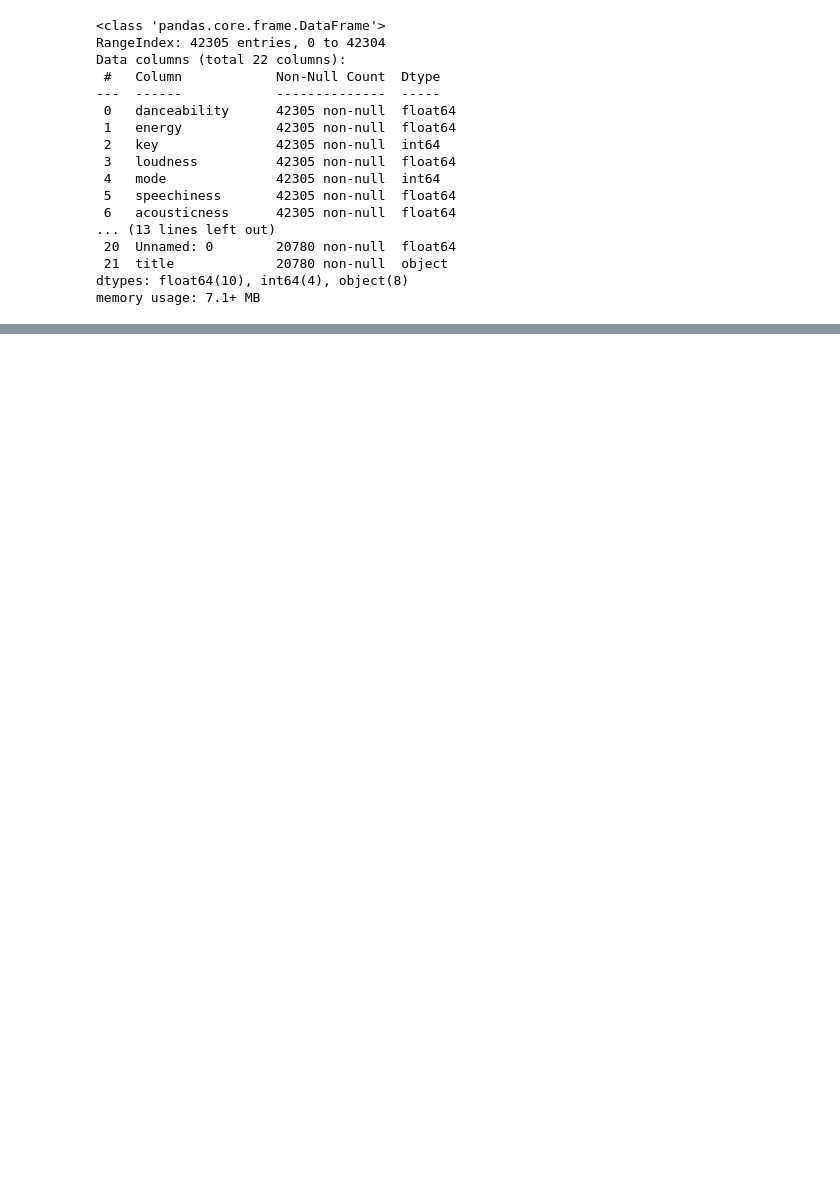
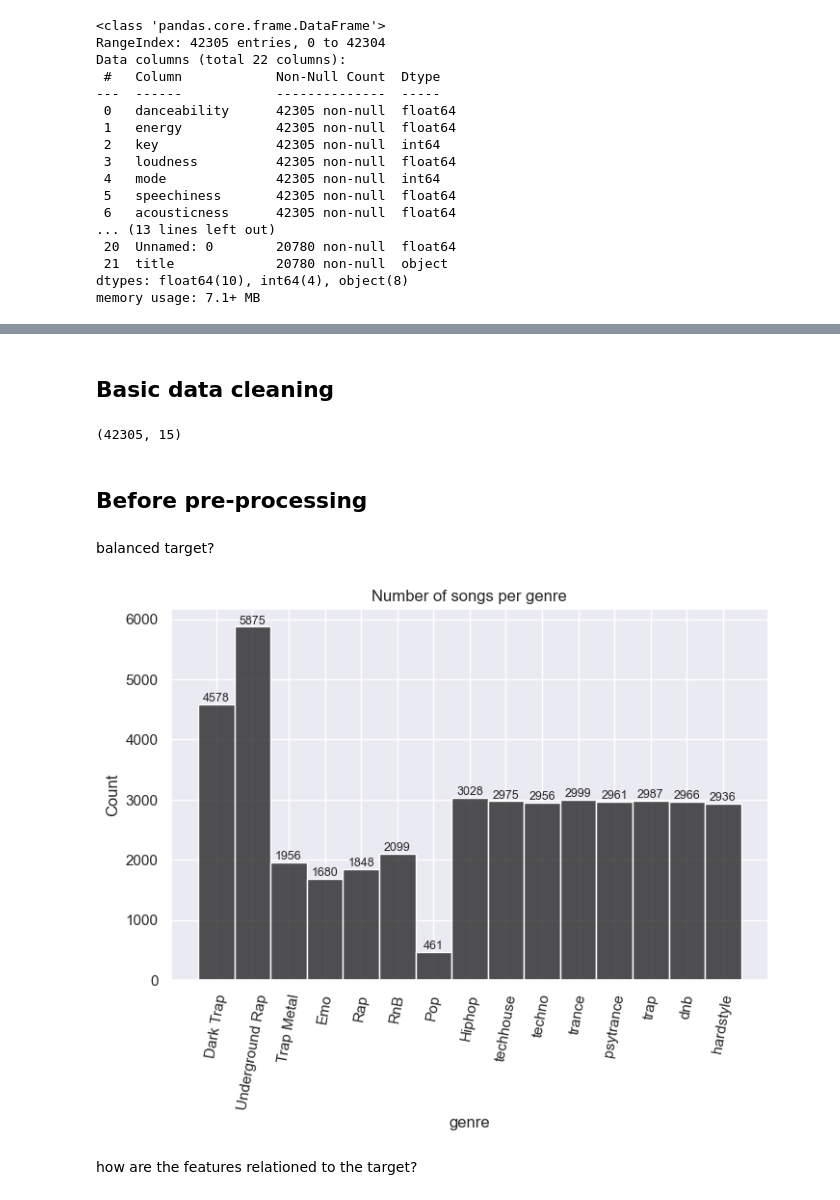
Before and after one commit to miriam-mendez/ML-Spotify, a Jupyter notebook: spotify.ipynb, the cells around one changed output, grey strips where cells are left out. Drawn from its saved outputs; the diff is of its cells as text; code cells hidden in the pictures; blank space fills up the shorter version.

```diff
--- a/spotify.ipynb
+++ b/spotify.ipynb
@@ -25,2 +49,3 @@ pd.set_option('display.precision', 3)
 # %%
 data = pd.read_csv("./data/genres_v2.csv")
+data = data.round(4)
@@ -59,4 +71,0 @@ The column called Unnamed we remove since contains 21525 null values and it beha
-# %%
-title = data['title'].fillna(data['song_name'])
-data = data.drop(columns=['Unnamed: 0','title','song_name'])
-data['title'] = title
@@ -118,15 +71,0 @@ _ = plt.title("Genres")
-# %%
-fig, (ax1,ax2) = plt.subplots(1, 2, figsize=(14,6))
-
-ax1.pie(data['genre'].value_counts(), autopct = "%1.1f%%", startangle = 90)
-t1 = ax1.set_title('Percentage genere')
-
-sns.histplot(data["genre"],ax =ax2)
-ax2.set_xticklabels(ax2.get_xticklabels(),rotation=80)
-t2 = ax2.set_title('Number of songs per genre')
-# show count (+ annotate)
-for rect in ax2.patches:
-    ax2.text (rect.get_x() + rect.get_width()  / 2,rect.get_height()+ 0.75,rect.get_height(),horizontalalignment='center', fontsize = 9)
-
-
-plt.show();
@@ -153,0 +92,9 @@ plt.tight_layout()
+# %% [markdown]
+## Basic data cleaning
+# %%
+data = data.drop(columns=['Unnamed: 0','title','song_name', 'type','uri','track_href','analysis_url'])
+data.shape
+# %% [output]
+(42305, 15)
+# %% [markdown]
+## Before pre-processing
@@ -153,0 +106,18 @@ plt.tight_layout()
+# %% [markdown]
+balanced target?
+# %%
+labels = data.genre.unique()
+fig,ax2 = plt.subplots(1, figsize=(8,5))
+
+sns.histplot(data["genre"], color="k")
+ax2.set_xticklabels(ax2.get_xticklabels(),rotation=80)
+t2 = ax2.set_title('Number of songs per genre')
+# show count (+ annotate)
+for rect in ax2.patches:
+    ax2.text (rect.get_x() + rect.get_width()  / 2,rect.get_height()+50,rect.get_height(),horizontalalignment='center', fontsize = 9)
+
+plt.show();
+# %% [output]
+[figure, added]
+# %% [markdown]
+how are the features relationed to the target?
```
Also changed, not shown: parts of 66 cells of this notebook, 7 other files.
